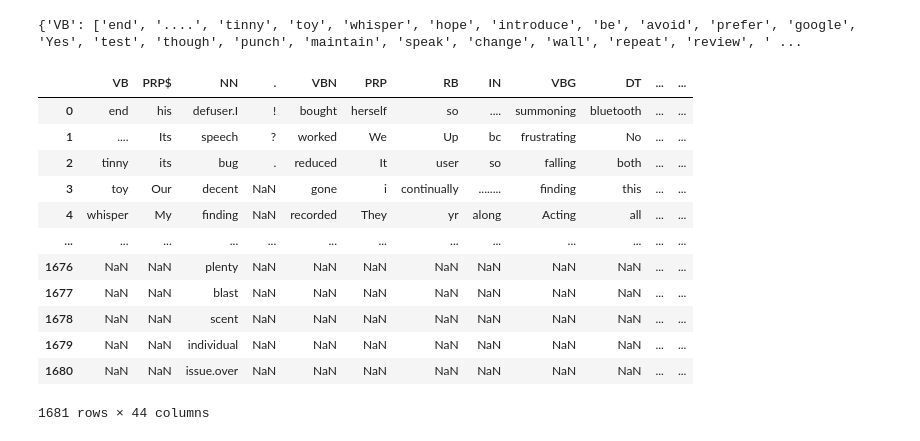
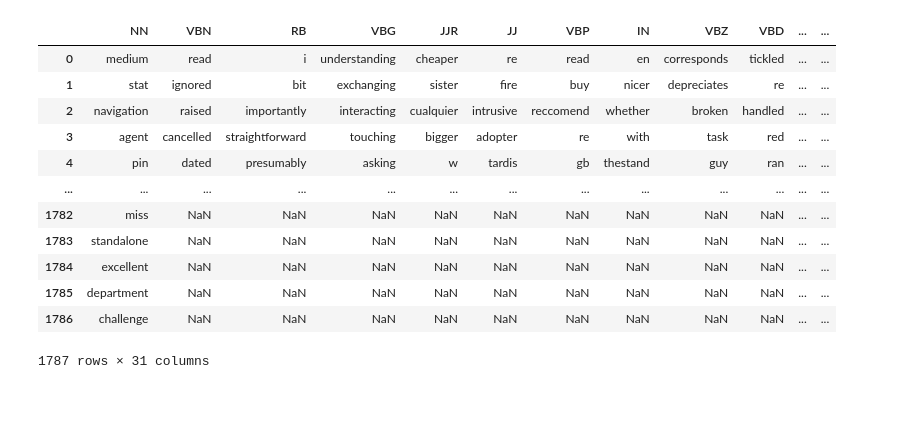
Before and after one commit to OmarNashat01/MCIT_Internship, a Jupyter notebook: data/Untitled.ipynb, the cells around one changed output. Drawn from its saved outputs; the diff is of its cells as text; code cells hidden in the pictures; blank space fills up the shorter version.

```diff
--- a/data/Untitled.ipynb
+++ b/data/Untitled.ipynb
@@ -31,3 +59,18 @@ df.head()
 | 4 | 5 | 31-Jul-18 | Charcoal Fabric | Music | 1 |
 # %%
 df = df.drop(['rating', 'date','feedback' ,'variation'], axis=1)
+# %%
+def clean_text(review):
+    stopword = set(stopwords.words('english'))
+    stopword.add('')
+    review = word_tokenize(review)
+    review = [rev.lower() for rev in review]
+    review = [re.sub("[^A-Za-z0-9]",' ',rev) for rev in review]
+    review = [re.sub(r'[0-9]+',' ',rev) for rev in review]
+    review = " ".join(WordNetLemmatizer().lemmatize(i) for i in review if i not in stopword)
+
+    return review
+
+df['verified_reviews'] = df['verified_reviews'].apply(lambda rev: clean_text(rev))
+
+df
@@ -34,6 +91,5 @@ df = df.drop(['rating', 'date','feedback' ,'variation'], axis=1)
 # %%
-
-df['verified_reviews_POS'] = df['verified_reviews'].apply(lambda x: word_tokenize(x))
+df['verified_reviews_POS'] = df['verified_reviews'].apply(lambda x: nltk.pos_tag(x.split()))
 df
 # %% [output]
 |  | verified_reviews | verified_reviews_POS |
@@ -51,4 +107 @@ df
 3150 rows × 2 columns
-# %%
-df['verified_reviews_POS'] = df['verified_reviews_POS'].apply(lambda x: nltk.pos_tag(x))
-df
@@ -79,26 +117,22 @@ for rev in df['verified_reviews_POS']:
 # %%
 for key in dictionary:
     dictionary[key] = list(dictionary[key])
-# %%
-print(dictionary)
-# %% [output]
-{'VB': ['end', '....', 'tinny', 'toy', 'whisper', 'hope', 'introduce', 'be', 'avoid', 'prefer', 'google', 'Yes', 'test', 'though', 'punch', 'maintain', 'speak', 'change', 'wall', 'repeat', 'review', ' ...
 # %%
-out = pd.DataFrame(dict([ (k,pd.Series(v)) for k,v in dictionary.items() ]))
-out
+postag = pd.DataFrame(dict([ (k,pd.Series(v)) for k,v in dictionary.items() ]))
+postag
 # %% [output]
-|  | VB | PRP$ | NN | . | VBN | PRP | RB | IN | VBG | DT | ... | ... |
-| 0 | end | his | defuser.I | ! | bought | herself | so | .... | summoning | bluetooth | ... | ... |
-| 1 | .... | Its | speech | ? | worked | We | Up | bc | frustrating | No | ... | ... |
-| 2 | tinny | its | bug | . | reduced | It | user | so | falling | both | ... | ... |
-| 3 | toy | Our | decent | NaN | gone | i | continually | ........ | finding | this | ... | ... |
-| 4 | whisper | My | finding | NaN | recorded | They | yr | along | Acting | all | ... | ... |
+|  | NN | VBN | RB | VBG | JJR | JJ | VBP | IN | VBZ | VBD | ... | ... |
+| 0 | medium | read | i | understanding | cheaper | re | read | en | corresponds | tickled | ... | ... |
+| 1 | stat | ignored | bit | exchanging | sister | fire | buy | nicer | depreciates | re | ... | ... |
+| 2 | navigation | raised | importantly | interacting | cualquier | intrusive | reccomend | whether | broken | handled | ... | ... |
+| 3 | agent | cancelled | straightforward | touching | bigger | adopter | re | with | task | red | ... | ... |
+| 4 | pin | dated | presumably | asking | w | tardis | gb | thestand | guy | ran | ... | ... |
 | ... | ... | ... | ... | ... | ... | ... | ... | ... | ... | ... | ... | ... |
-| 1676 | NaN | NaN | plenty | NaN | NaN | NaN | NaN | NaN | NaN | NaN | ... | ... |
-| 1677 | NaN | NaN | blast | NaN | NaN | NaN | NaN | NaN | NaN | NaN | ... | ... |
-| 1678 | NaN | NaN | scent | NaN | NaN | NaN | NaN | NaN | NaN | NaN | ... | ... |
-| 1679 | NaN | NaN | individual | NaN | NaN | NaN | NaN | NaN | NaN | NaN | ... | ... |
-| 1680 | NaN | NaN | issue.over | NaN | NaN | NaN | NaN | NaN | NaN | NaN | ... | ... |
+| 1782 | miss | NaN | NaN | NaN | NaN | NaN | NaN | NaN | NaN | NaN | ... | ... |
+| 1783 | standalone | NaN | NaN | NaN | NaN | NaN | NaN | NaN | NaN | NaN | ... | ... |
+| 1784 | excellent | NaN | NaN | NaN | NaN | NaN | NaN | NaN | NaN | NaN | ... | ... |
+| 1785 | department | NaN | NaN | NaN | NaN | NaN | NaN | NaN | NaN | NaN | ... | ... |
+| 1786 | challenge | NaN | NaN | NaN | NaN | NaN | NaN | NaN | NaN | NaN | ... | ... |
-1681 rows × 44 columns
+1787 rows × 31 columns
 # %%
 !pip install xlwt
```
Also changed, not shown: parts of 12 cells of this notebook.
